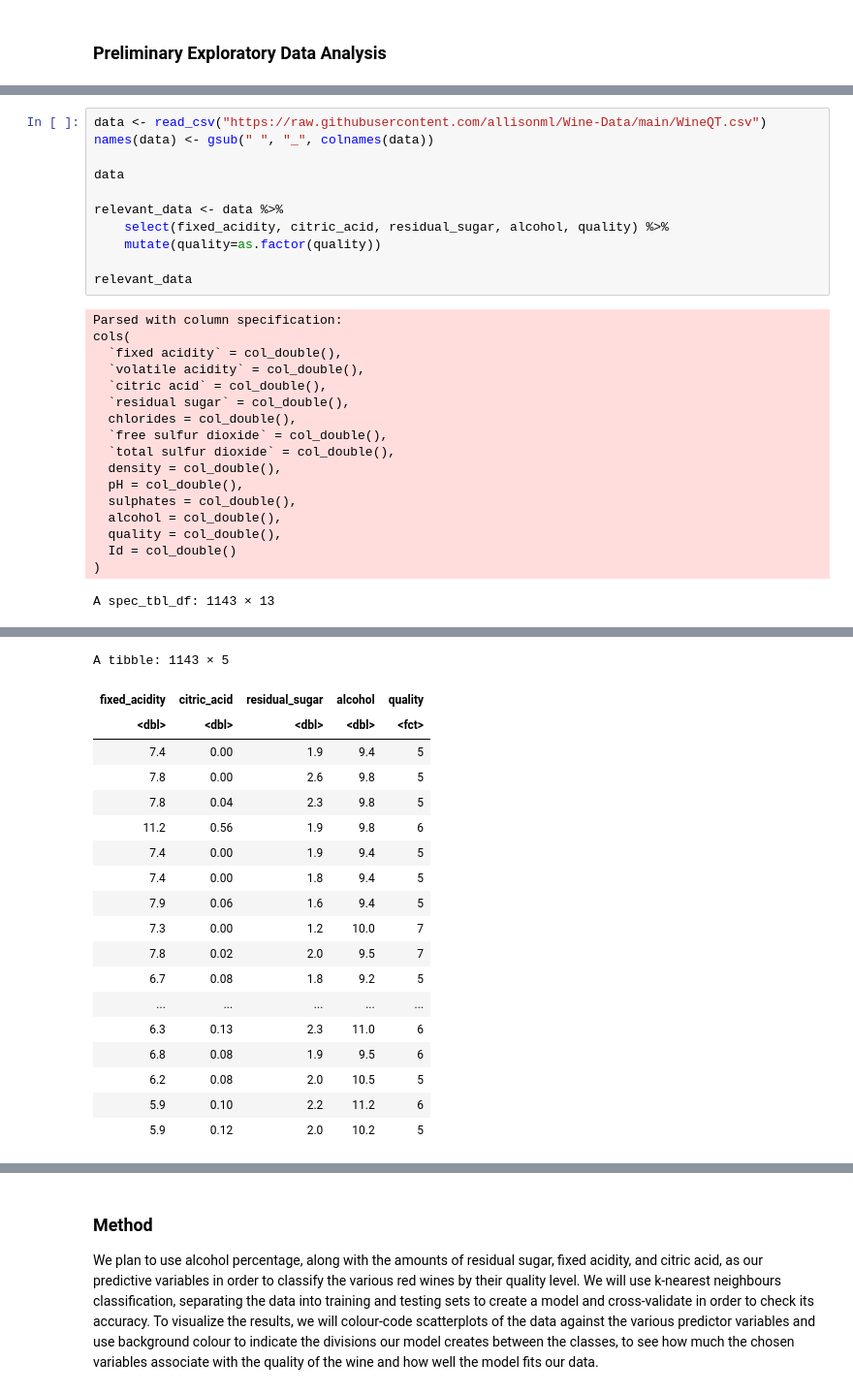
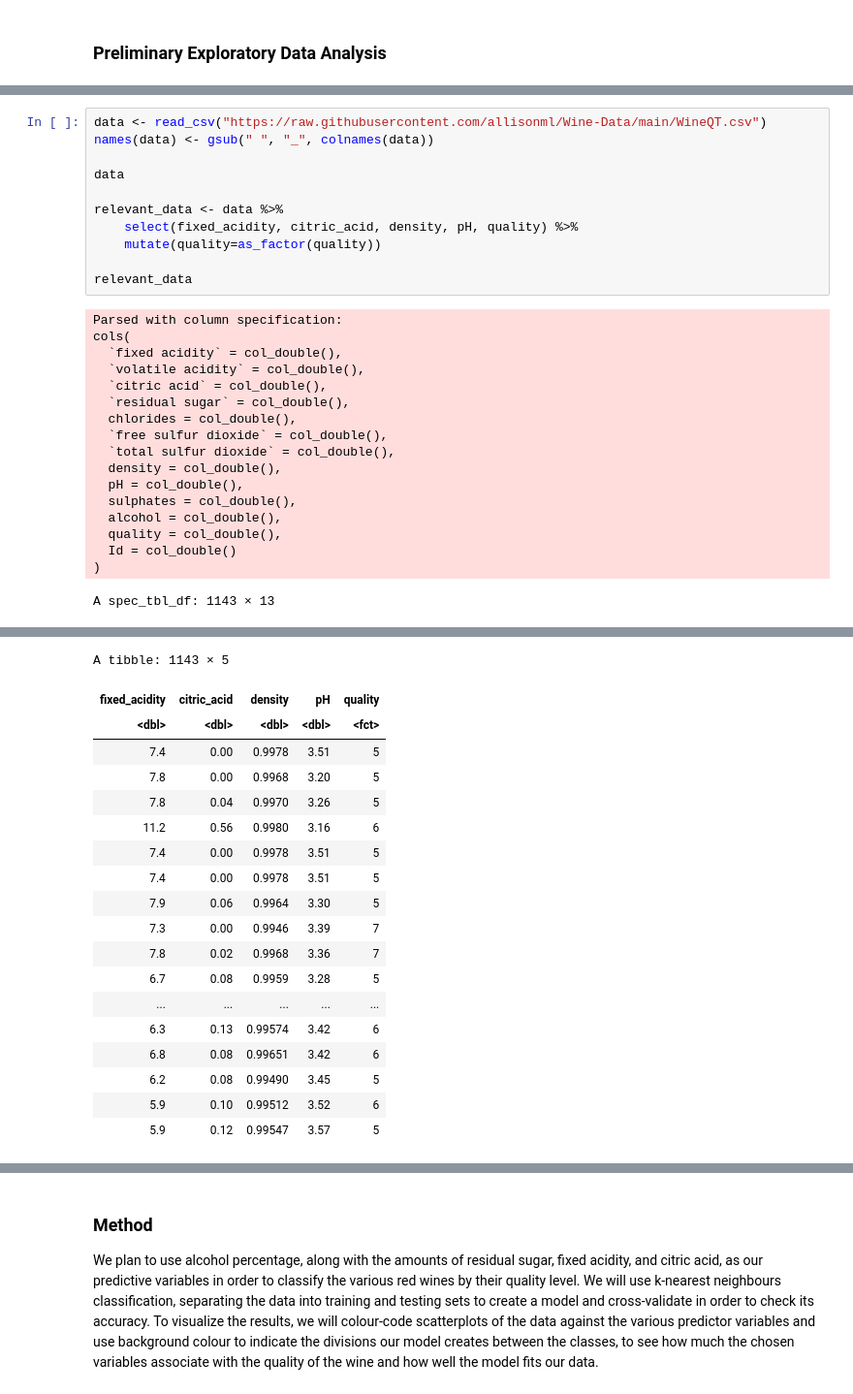
Before and after one commit to allisonml/DSCI-Proposal, a Jupyter notebook: project_proposal.ipynb, the cells around one changed output, grey strips where cells are left out. Shown: that part at 97% size. Saved outputs shown, nothing was run; the diff lists cells and outputs as text.

```diff
--- a/project_proposal.ipynb
+++ b/project_proposal.ipynb
@@ -19,8 +37,8 @@ names(data) <- gsub(" ", "_", colnames(data))
 data
 
 relevant_data <- data %>%
-    select(fixed_acidity, citric_acid, residual_sugar, alcohol, quality) %>%
-    mutate(quality=as.factor(quality))
+    select(fixed_acidity, citric_acid, density, pH, quality) %>%
+    mutate(quality=as_factor(quality))
 
 relevant_data
 # %% [output]
@@ -33,48 +51,48 @@ cols(
   chlorides = col_double(),
   `free sulfur dioxide` = col_double(),
   `total sulfur dioxide` = col_double(),
   density = col_double(),
   pH = col_double(),
   sulphates = col_double(),
   alcohol = col_double(),
   quality = col_double(),
   Id = col_double()
 )
 A spec_tbl_df: 1143 × 13
 | fixed_acidity | volatile_acidity | citric_acid | residual_sugar | chlorides | free_sulfur_dioxide | ... |
 | <dbl> | <dbl> | <dbl> | <dbl> | <dbl> | <dbl> | ... |
 | 7.4 | 0.700 | 0.00 | 1.9 | 0.076 | 11 | ... |
 | 7.8 | 0.880 | 0.00 | 2.6 | 0.098 | 25 | ... |
 | 7.8 | 0.760 | 0.04 | 2.3 | 0.092 | 15 | ... |
 | 11.2 | 0.280 | 0.56 | 1.9 | 0.075 | 17 | ... |
 | 7.4 | 0.700 | 0.00 | 1.9 | 0.076 | 11 | ... |
 | 7.4 | 0.660 | 0.00 | 1.8 | 0.075 | 13 | ... |
 | 7.9 | 0.600 | 0.06 | 1.6 | 0.069 | 15 | ... |
 | 7.3 | 0.650 | 0.00 | 1.2 | 0.065 | 15 | ... |
 | 7.8 | 0.580 | 0.02 | 2.0 | 0.073 | 9 | ... |
 | 6.7 | 0.580 | 0.08 | 1.8 | 0.097 | 15 | ... |
 | ... | ... | ... | ... | ... | ... | ... |
 | 6.3 | 0.510 | 0.13 | 2.3 | 0.076 | 29 | ... |
 | 6.8 | 0.620 | 0.08 | 1.9 | 0.068 | 28 | ... |
 | 6.2 | 0.600 | 0.08 | 2.0 | 0.090 | 32 | ... |
 | 5.9 | 0.550 | 0.10 | 2.2 | 0.062 | 39 | ... |
 | 5.9 | 0.645 | 0.12 | 2.0 | 0.075 | 32 | ... |
 A tibble: 1143 × 5
-| fixed_acidity | citric_acid | residual_sugar | alcohol | quality |
+| fixed_acidity | citric_acid | density | pH | quality |
 | <dbl> | <dbl> | <dbl> | <dbl> | <fct> |
-| 7.4 | 0.00 | 1.9 | 9.4 | 5 |
-| 7.8 | 0.00 | 2.6 | 9.8 | 5 |
-| 7.8 | 0.04 | 2.3 | 9.8 | 5 |
-| 11.2 | 0.56 | 1.9 | 9.8 | 6 |
-| 7.4 | 0.00 | 1.9 | 9.4 | 5 |
-| 7.4 | 0.00 | 1.8 | 9.4 | 5 |
-| 7.9 | 0.06 | 1.6 | 9.4 | 5 |
-| 7.3 | 0.00 | 1.2 | 10.0 | 7 |
-| 7.8 | 0.02 | 2.0 | 9.5 | 7 |
-| 6.7 | 0.08 | 1.8 | 9.2 | 5 |
+| 7.4 | 0.00 | 0.9978 | 3.51 | 5 |
+| 7.8 | 0.00 | 0.9968 | 3.20 | 5 |
+| 7.8 | 0.04 | 0.9970 | 3.26 | 5 |
+| 11.2 | 0.56 | 0.9980 | 3.16 | 6 |
+| 7.4 | 0.00 | 0.9978 | 3.51 | 5 |
+| 7.4 | 0.00 | 0.9978 | 3.51 | 5 |
+| 7.9 | 0.06 | 0.9964 | 3.30 | 5 |
+| 7.3 | 0.00 | 0.9946 | 3.39 | 7 |
+| 7.8 | 0.02 | 0.9968 | 3.36 | 7 |
+| 6.7 | 0.08 | 0.9959 | 3.28 | 5 |
 | ... | ... | ... | ... | ... |
-| 6.3 | 0.13 | 2.3 | 11.0 | 6 |
-| 6.8 | 0.08 | 1.9 | 9.5 | 6 |
-| 6.2 | 0.08 | 2.0 | 10.5 | 5 |
-| 5.9 | 0.10 | 2.2 | 11.2 | 6 |
-| 5.9 | 0.12 | 2.0 | 10.2 | 5 |
+| 6.3 | 0.13 | 0.99574 | 3.42 | 6 |
+| 6.8 | 0.08 | 0.99651 | 3.42 | 6 |
+| 6.2 | 0.08 | 0.99490 | 3.45 | 5 |
+| 5.9 | 0.10 | 0.99512 | 3.52 | 6 |
+| 5.9 | 0.12 | 0.99547 | 3.57 | 5 |
```
Also changed, not shown: parts of 24 cells of this notebook.
